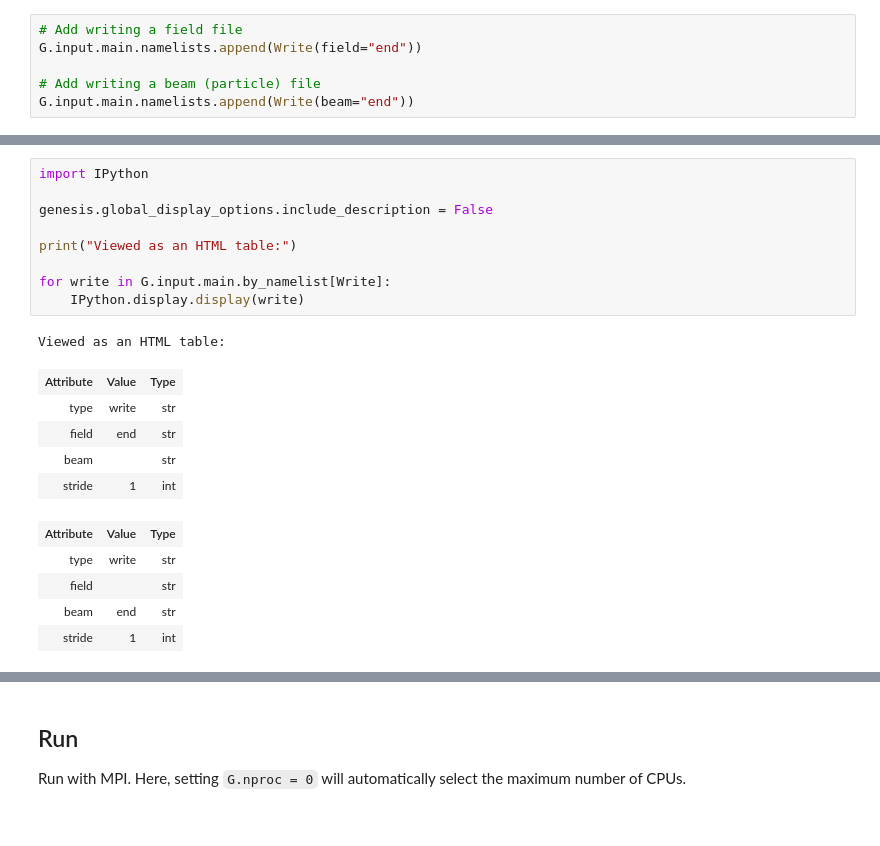
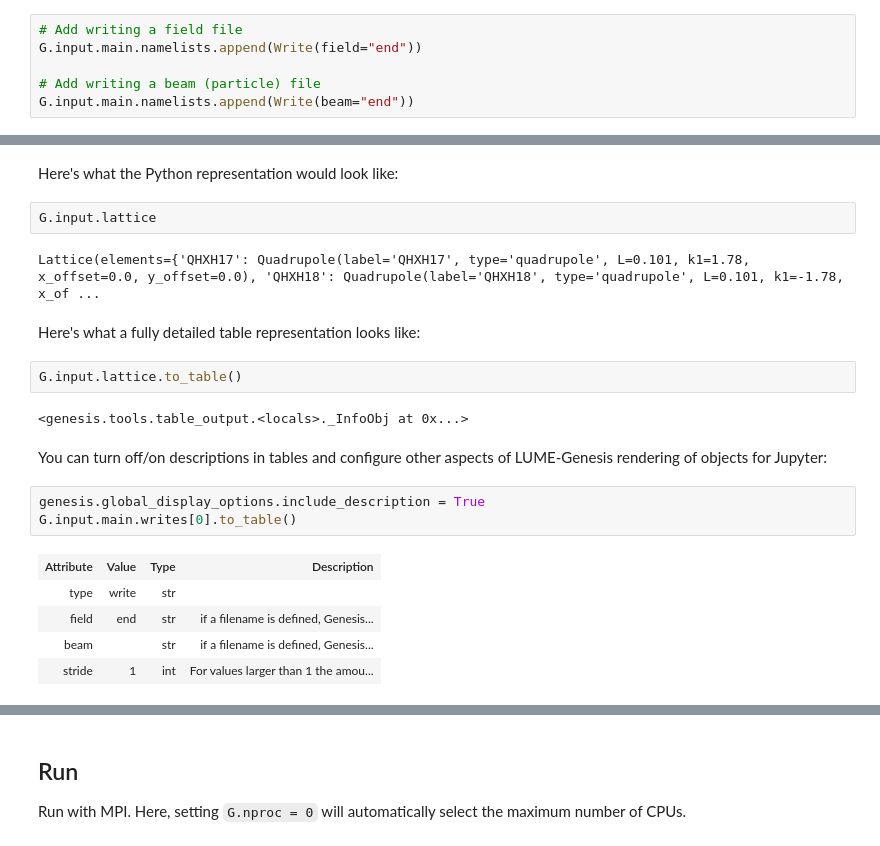
Before and after one commit to slaclab/lume-genesis, a Jupyter notebook: docs/examples/genesis4/genesis4_example.ipynb, the cells around one changed output, grey strips where cells are left out. Saved outputs shown, nothing was run; the diff lists cells and outputs as text.

```diff
--- a/docs/examples/genesis4/genesis4_example.ipynb
+++ b/docs/examples/genesis4/genesis4_example.ipynb
@@ -55,21 +91,23 @@ G.input.main.namelists.append(Write(beam="end"))
+# %% [markdown]
+Here's what the Python representation would look like:
+# %%
+G.input.lattice
+# %% [output]
+Lattice(elements={'QHXH17': Quadrupole(label='QHXH17', type='quadrupole', L=0.101, k1=1.78, x_offset=0.0, y_offset=0.0), 'QHXH18': Quadrupole(label='QHXH18', type='quadrupole', L=0.101, k1=-1.78, x_of ...
+# %% [markdown]
+Here's what a fully detailed table representation looks like:
+# %%
+G.input.lattice.to_table()
+# %% [output]
+<genesis.tools.table_output.<locals>._InfoObj at 0x...>
+# %% [markdown]
+You can turn off/on descriptions in tables and configure other aspects of LUME-Genesis rendering of objects for Jupyter:
 # %%
-import IPython
-
-genesis.global_display_options.include_description = False
-
-print("Viewed as an HTML table:")
-
-for write in G.input.main.by_namelist[Write]:
-    IPython.display.display(write)
+genesis.global_display_options.include_description = True
+G.input.main.writes[0].to_table()
 # %% [output]
-Viewed as an HTML table:
-| Attribute | Value | Type |
-| type | write | str |
-| field | end | str |
-| beam |  | str |
-| stride | 1 | int |
+| Attribute | Value | Type | Description |
+| type | write | str |  |
+| field | end | str | if a filename is defined, Genesis... |
+| beam |  | str | if a filename is defined, Genesis... |
+| stride | 1 | int | For values larger than 1 the amou... |
-| Attribute | Value | Type |
-| type | write | str |
-| field |  | str |
-| beam | end | str |
-| stride | 1 | int |
```
Also changed, not shown: parts of 24 cells of this notebook.
